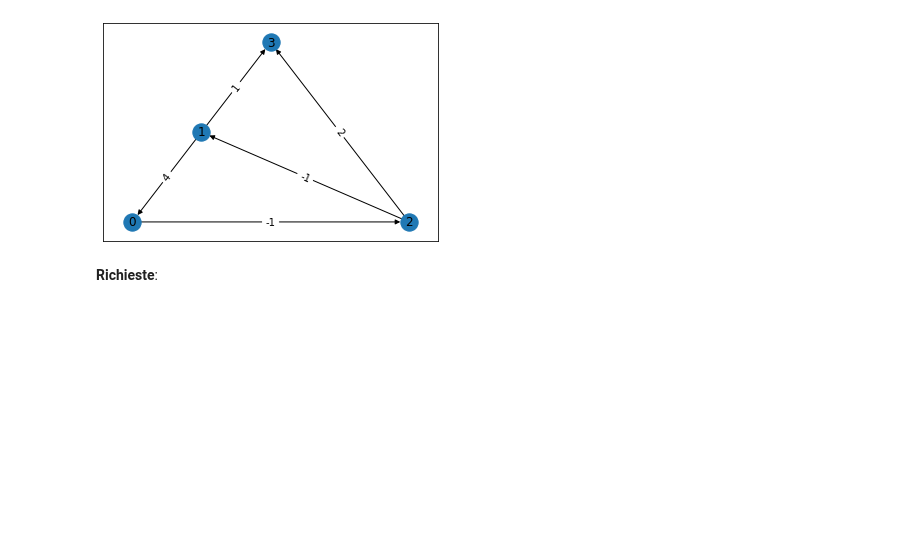
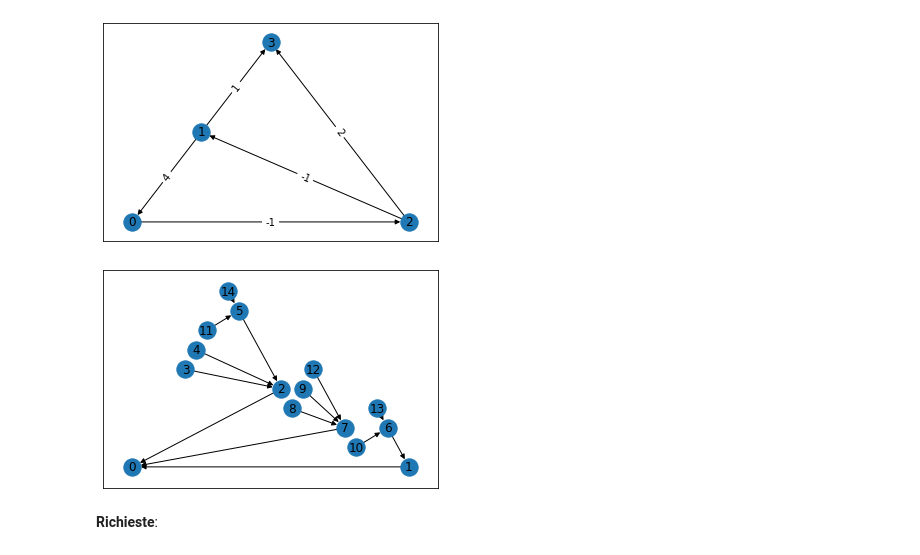
Before and after one commit to romeorizzi/eduexams, a Jupyter notebook: Notebook_nonApplet/cicli.ipynb, the cells around one changed output. Saved outputs shown, nothing was run; the diff lists cells and outputs as text; code cells hidden in the pictures; blank space fills up the shorter version.

Commit message:
Aggiunto grafo random per test visualizzazione planar layout

```diff
--- a/Notebook_nonApplet/cicli.ipynb
+++ b/Notebook_nonApplet/cicli.ipynb
@@ -40,6 +43,9 @@ edges=[(0,2,{'w': -1}),(2,1,{'w': -1}),(2,3,{'w': 2}),(1,0,{'w': 4}),(1,3,{'w':
 H = nx.DiGraph()
 H.add_nodes_from(nodes)
 H.add_edges_from(edges)
+
+#grafo random di test visualizzazione
+R=nx.gn_graph(15)
 # %% [markdown]
 ## Esercizio \[60 pts\]
 (CICLI) Riconosci cicli se in un grafo è presente un ciclo negativo oppure forniscimi la prova che nel grafo non vi sono cicli negativi
@@ -66,6 +72,10 @@ H=(V,E)
 V=[0, 1, 2, 3]
 E=[(0, 2, {'w': -1}), (1, 0, {'w': 4}), (1, 3, {'w': 1}), (2, 1, {'w': -1}), (2, 3, {'w': 2})]
 [figure]
+# %%
+visualizza(R)
+# %% [output]
+[figure, added]
 # %% [markdown]
 __Richieste__:
 # %% [markdown]
```
Also changed, not shown: parts of 2 cells of this notebook.
